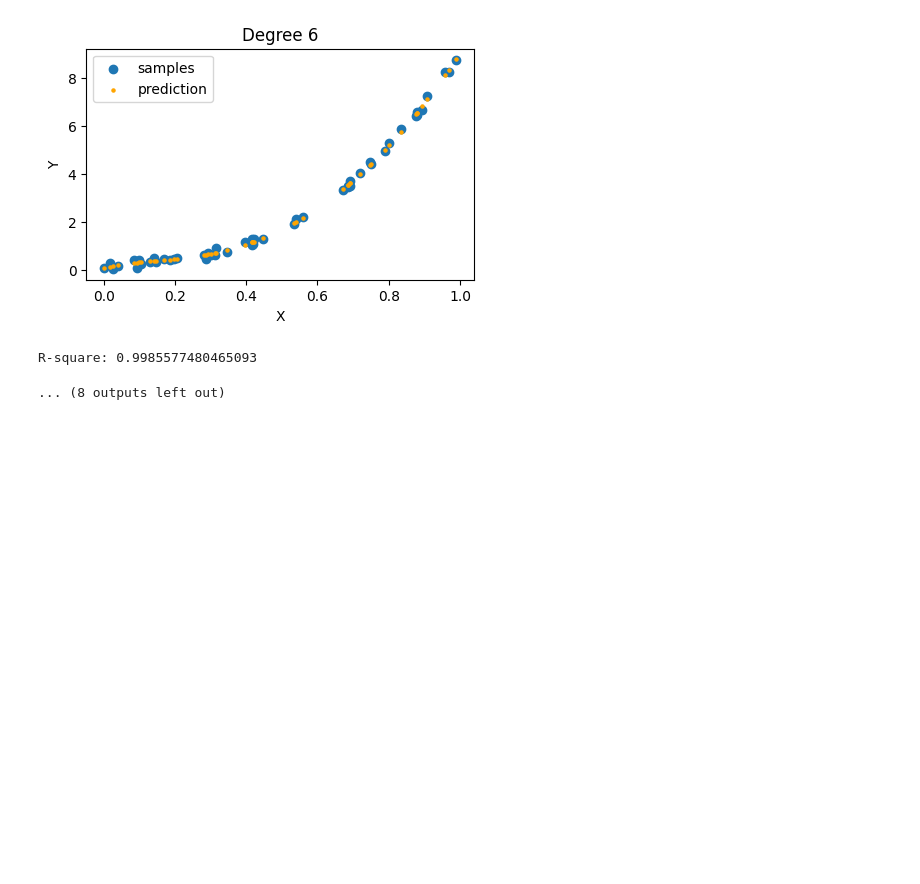
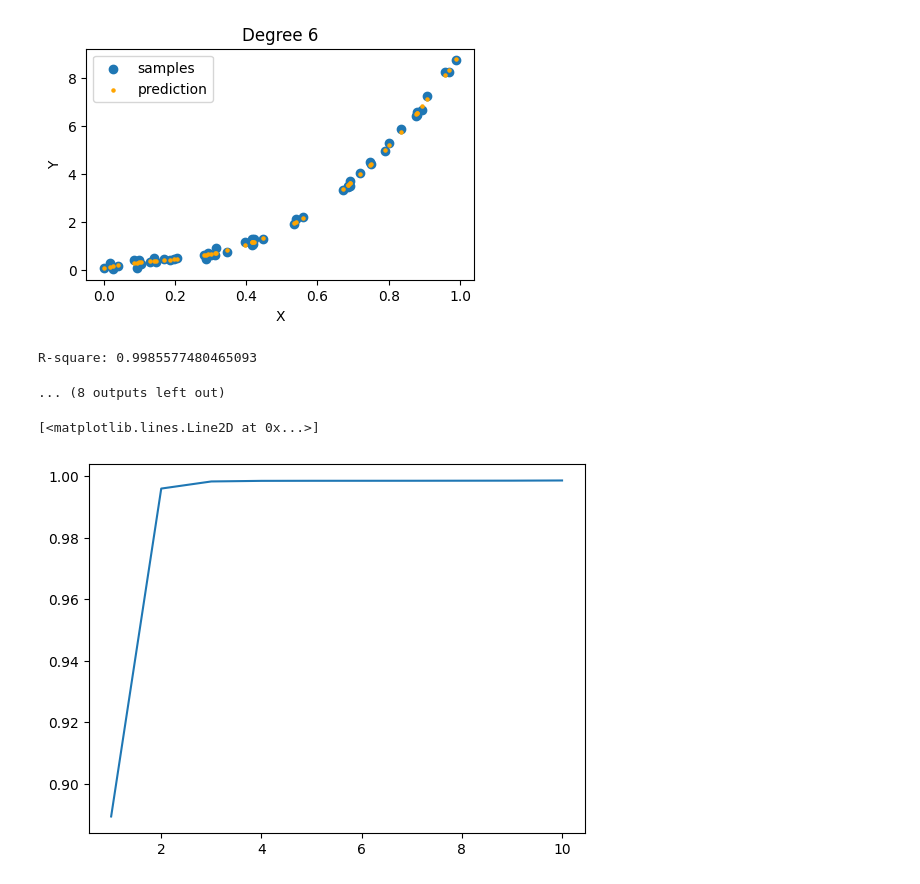
Before and after one commit to Himanshu-Kumar-123/ML-Linear-Regression-Cars24-Scratch, a Jupyter notebook: Polynomial-Regression.ipynb, the cells around one changed output. Cells and saved outputs as stored; diff of their text form; code cells hidden in the pictures; blank space fills up the shorter version.

```diff
--- a/Polynomial-Regression.ipynb
+++ b/Polynomial-Regression.ipynb
@@ -126,3 +123,8 @@ R-square: 0.9985536321686322
 [figure]
 R-square: 0.9985577480465093
 ... (8 outputs left out)
+# %%
+plt.plot(range(1,11), scores)
+# %% [output]
+[<matplotlib.lines.Line2D at 0x...>]
+[figure, added]
```
Also changed, not shown: parts of 1 cell of this notebook.
